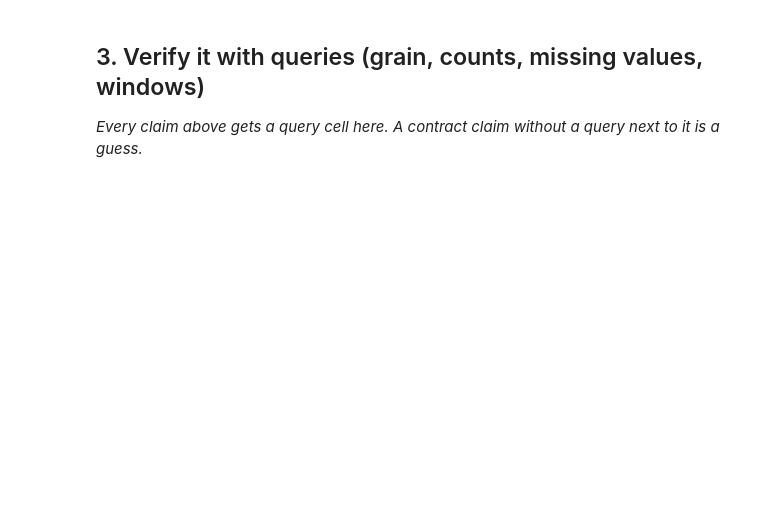
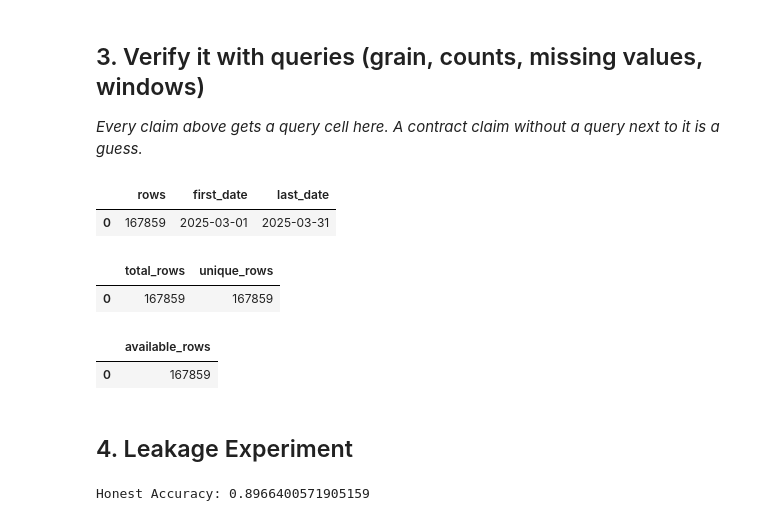
Before and after one commit to AroojSaleem-995/flyrank-ml-internship, a Jupyter notebook: work/notebooks/w03_data_contract.ipynb, the cells around one changed output. Saved outputs shown, nothing was run; the diff lists cells and outputs as text; code cells hidden in the pictures; blank space fills up the shorter version.

```diff
--- a/work/notebooks/w03_data_contract.ipynb
+++ b/work/notebooks/w03_data_contract.ipynb
@@ -29,0 +153,37 @@ This skeleton is yours to fill. Work the sections **in order** — each one has
+# %%
+con.sql(f"""
+SELECT
+    COUNT(*) AS rows,
+    MIN(report_date) AS first_date,
+    MAX(report_date) AS last_date
+FROM {REL}
+""").df()
+# %% [output]
+|  | rows | first_date | last_date |
+| 0 | 167859 | 2025-03-01 | 2025-03-31 |
+# %%
+con.sql(f"""
+SELECT
+    COUNT(*) AS total_rows,
+    COUNT(DISTINCT CONCAT(
+        CAST(client_hash_id AS STRING),
+        CAST(content_hash_id AS STRING),
+        CAST(report_date AS STRING)
+    )) AS unique_rows
+FROM {REL}
+""").df()
+# %% [output]
+|  | total_rows | unique_rows |
+| 0 | 167859 | 167859 |
+# %%
+con.sql(f"""
+SELECT
+COUNT(*) AS available_rows
+FROM {REL}
+WHERE gsc_data_available IS TRUE
+""").df()
+# %% [output]
+|  | available_rows |
+| 0 | 167859 |
+# %% [markdown]
+## 4. Leakage Experiment
@@ -29,0 +194,31 @@ This skeleton is yours to fill. Work the sections **in order** — each one has
+# %%
+from sklearn.model_selection import train_test_split
+from sklearn.tree import DecisionTreeClassifier
+from sklearn.metrics import accuracy_score
+X = feature_df[
+    [
+        "gsc_impressions",
+        "gsc_avg_position",
+        "ga4_pageviews",
+        "ga4_sessions"
+    ]
+]
+
+y = feature_df["high_clicks"]
+
+X_train, X_test, y_train, y_test = train_test_split(
+    X,
+    y,
+    test_size=0.2,
+    random_state=42
+)
+
+model = DecisionTreeClassifier(random_state=42)
+
+model.fit(X_train, y_train)
+
+pred = model.predict(X_test)
+
+print("Honest Accuracy:", accuracy_score(y_test, pred))
+# %% [output]
+Honest Accuracy: 0.8966400571905159
```
Also changed, not shown: parts of 23 cells of this notebook.
